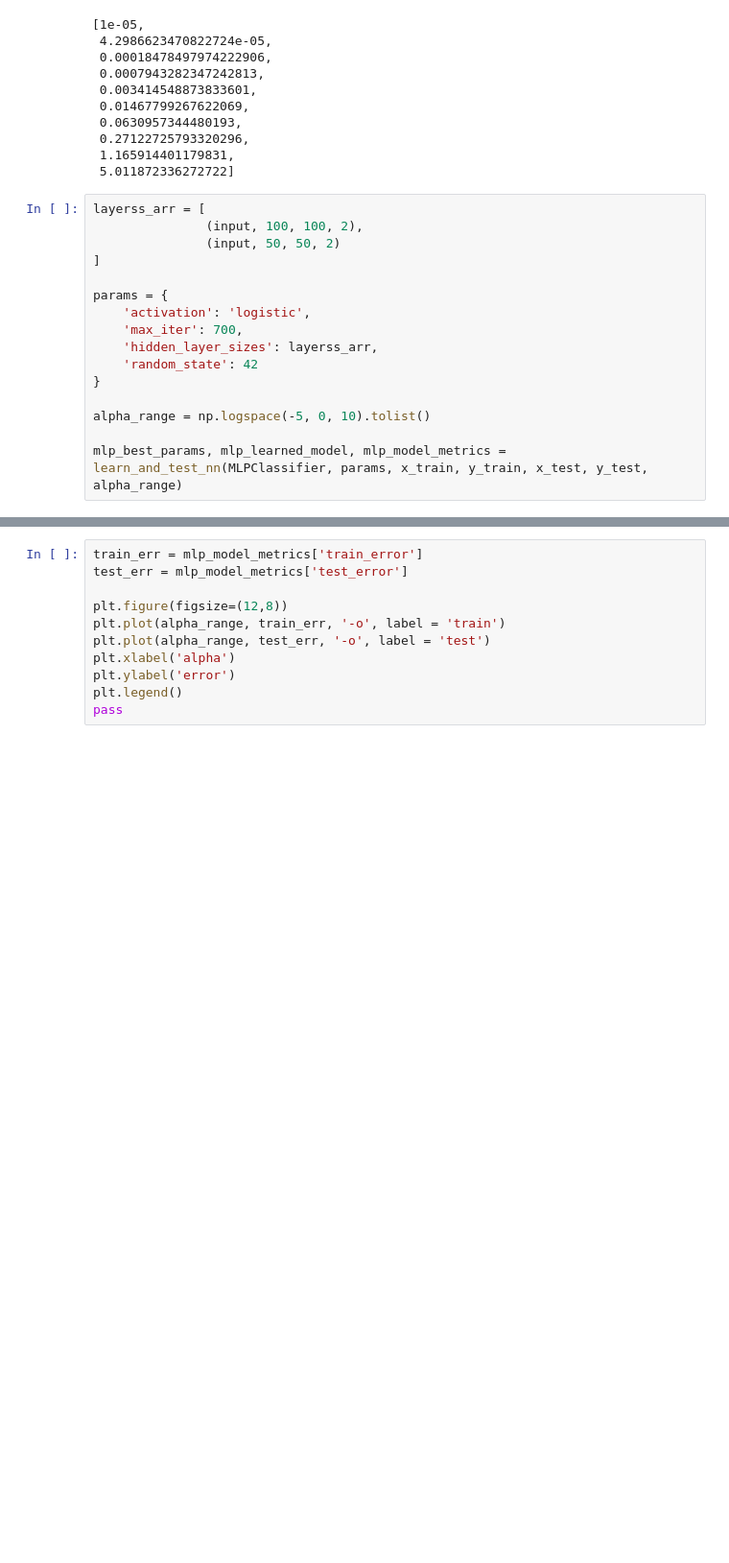
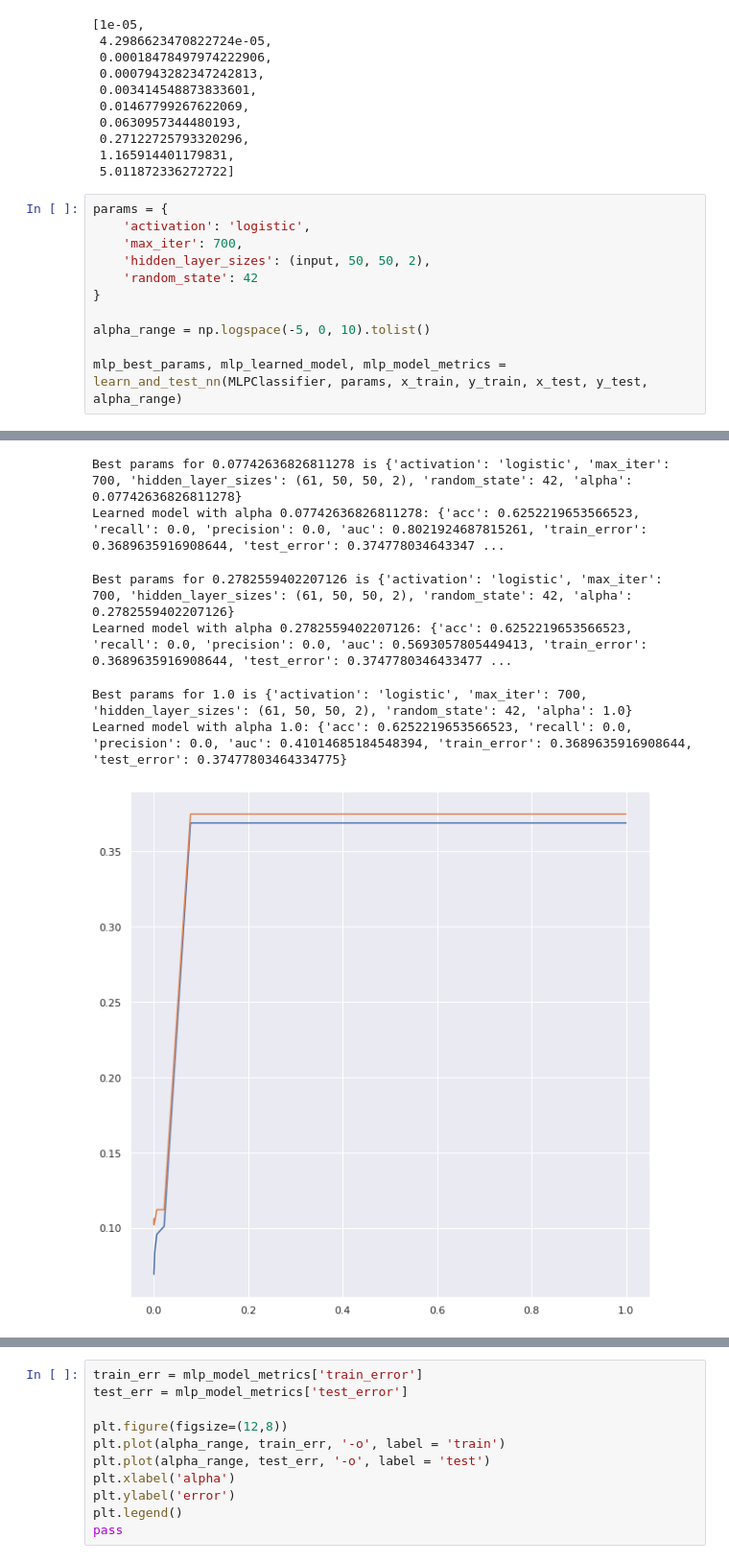
Before and after one commit to bogatovam/ml-course-hse, a Jupyter notebook: TASK_NN.ipynb, the cells around one changed output, grey strips where cells are left out. Shown at 96% size. Cells and saved outputs as stored; diff of their text form; blank space fills up the shorter version.

```diff
--- a/TASK_NN.ipynb
+++ b/TASK_NN.ipynb
@@ -1160,18 +1160,14 @@ np.logspace(-5, 0, 10).tolist()
  1.165914401179831,
  5.011872336272722]
 # %%
-layerss_arr = [
-               (input, 100, 100, 2),
-               (input, 50, 50, 2)
-]
-
 params = {
     'activation': 'logistic',
     'max_iter': 700,
-    'hidden_layer_sizes': layerss_arr,
+    'hidden_layer_sizes': (input, 50, 50, 2),
     'random_state': 42
 }
 
 alpha_range = np.logspace(-5, 0, 10).tolist()
 
 mlp_best_params, mlp_learned_model, mlp_model_metrics = learn_and_test_nn(MLPClassifier, params, x_train, y_train, x_test, y_test, alpha_range)
+# %% [output]
@@ -1178,3 +1188,10 @@ mlp_best_params, mlp_learned_model, mlp_model_metrics = learn_and_test_nn(MLPCla
+Best params for 0.07742636826811278 is {'activation': 'logistic', 'max_iter': 700, 'hidden_layer_sizes': (61, 50, 50, 2), 'random_state': 42, 'alpha': 0.07742636826811278}
+Learned model with alpha 0.07742636826811278: {'acc': 0.6252219653566523, 'recall': 0.0, 'precision': 0.0, 'auc': 0.8021924687815261, 'train_error': 0.3689635916908644, 'test_error': 0.374778034643347 ...
+Best params for 0.2782559402207126 is {'activation': 'logistic', 'max_iter': 700, 'hidden_layer_sizes': (61, 50, 50, 2), 'random_state': 42, 'alpha': 0.2782559402207126}
+Learned model with alpha 0.2782559402207126: {'acc': 0.6252219653566523, 'recall': 0.0, 'precision': 0.0, 'auc': 0.5693057805449413, 'train_error': 0.3689635916908644, 'test_error': 0.3747780346433477 ...
+Best params for 1.0 is {'activation': 'logistic', 'max_iter': 700, 'hidden_layer_sizes': (61, 50, 50, 2), 'random_state': 42, 'alpha': 1.0}
+Learned model with alpha 1.0: {'acc': 0.6252219653566523, 'recall': 0.0, 'precision': 0.0, 'auc': 0.41014685184548394, 'train_error': 0.3689635916908644, 'test_error': 0.37477803464334775}
+[figure, added]
 # %%
 y_test_predict = mlp_learned_model.predict(x_test)
 y_prob = mlp_learned_model.predict_proba(x_test)[:,1]
```
Also changed, not shown: parts of 3 cells of this notebook.
